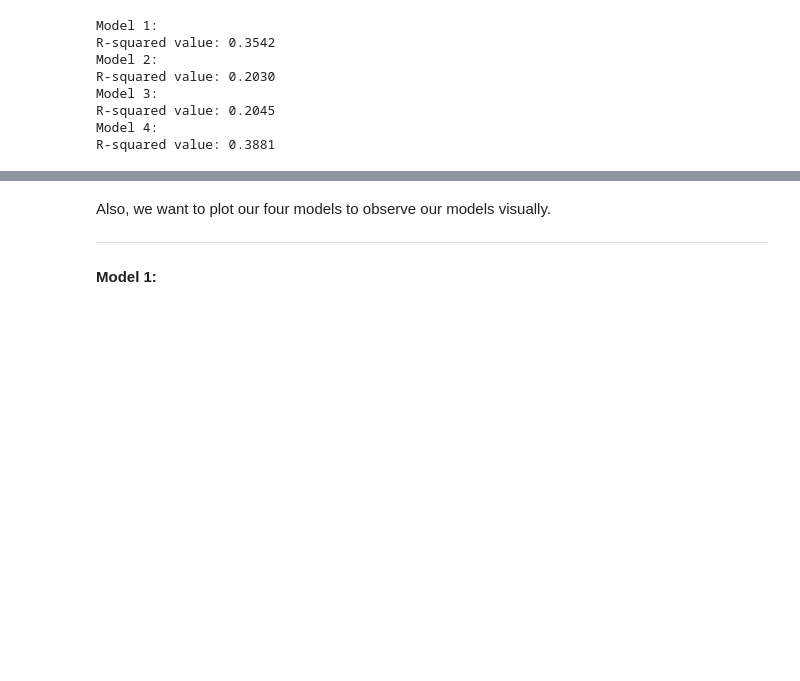
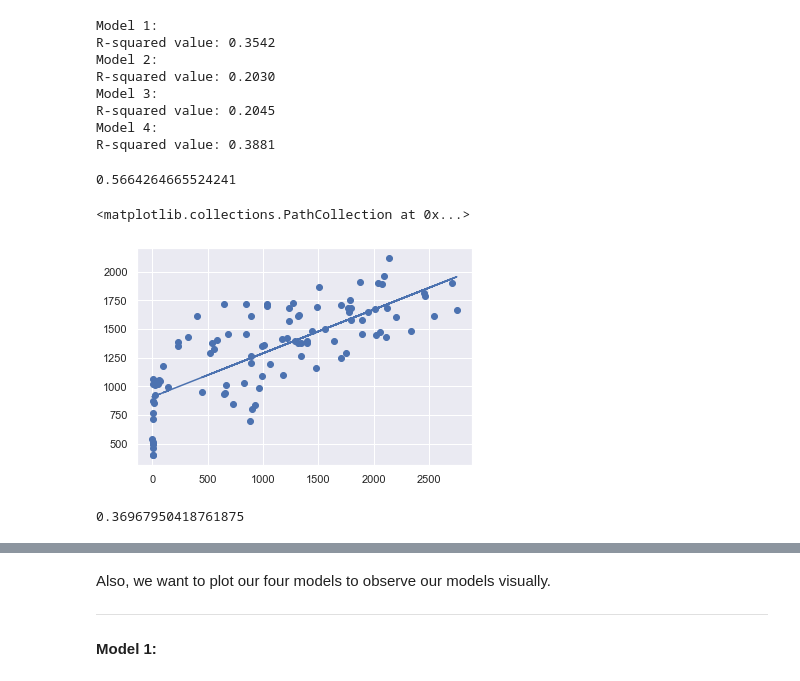
Before and after one commit to kaiyue95/INFO-2950-Final-Project, a Jupyter notebook: phase_4.ipynb, the cells around one changed output, grey strips where cells are left out. Drawn from its saved outputs; the diff is of its cells as text; code cells hidden in the pictures; blank space fills up the shorter version.

```diff
--- a/phase_4.ipynb
+++ b/phase_4.ipynb
@@ -540,3 +490,19 @@ Model 3:
 R-squared value: 0.2045
 Model 4:
 R-squared value: 0.3881
+# %%
+model_first_100 = LinearRegression().fit(death_increase_num[:100], keyword_freq[:100])
+print(model_first_100.score(death_increase_num[:100], keyword_freq[:100]))
+# %% [output]
+0.5664264665524241
+# %%
+plt.plot(death_increase_num[:100], model_first_100.predict(death_increase_num[:100]), label="regression line")
+plt.scatter(death_increase_num[:100], keyword_freq[:100], label="data points")
+# %% [output]
+<matplotlib.collections.PathCollection at 0x...>
+[figure, added]
+# %%
+model_second_100 = LinearRegression().fit(death_increase_num[50:150], keyword_freq[50:150])
+print(model_second_100.score(death_increase_num[50:150], keyword_freq[50:150]))
+# %% [output]
+0.36967950418761875
```
Also changed, not shown: parts of 20 cells of this notebook.
